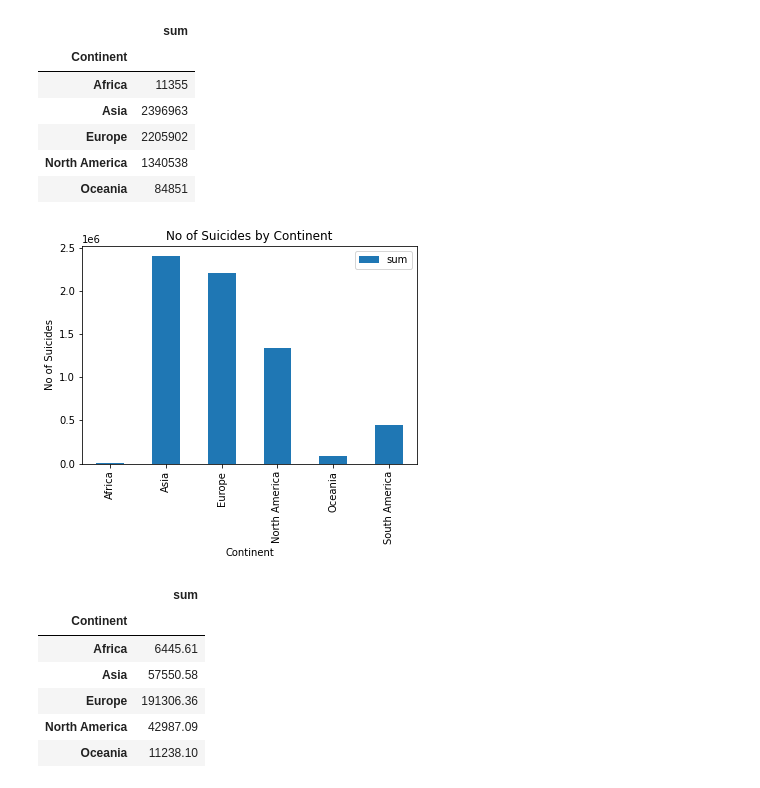
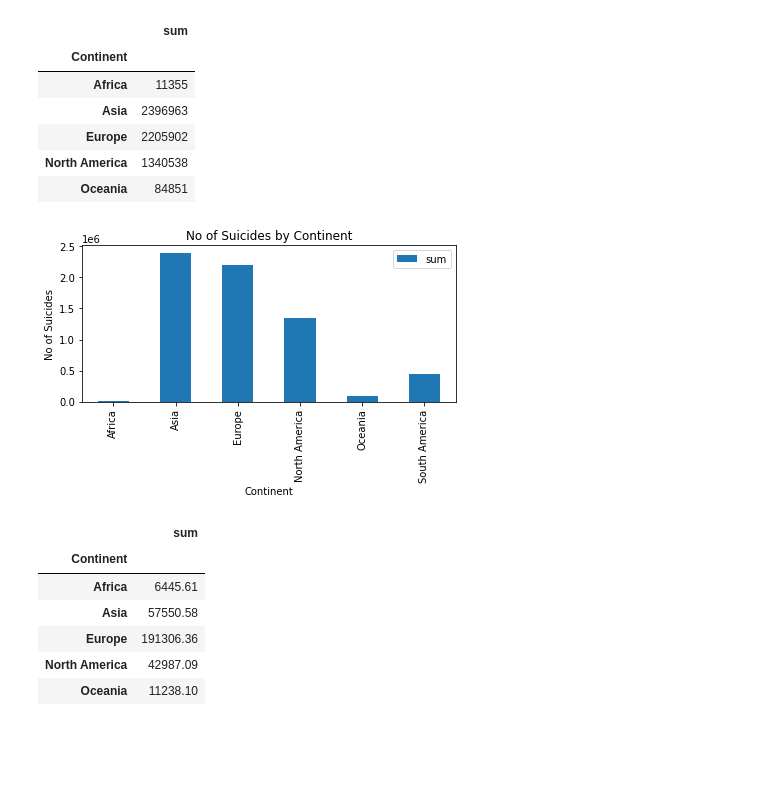
Before and after one commit to mguner-data/Global_Suicide_Data_Analysis, a Jupyter notebook: shanker_project_1.ipynb, the cells around one changed output. Drawn from its saved outputs; the diff is of its cells as text; code cells hidden in the pictures; blank space fills up the shorter version.

Commit message:
Completed analysis for generation and continent

```diff
--- a/shanker_project_1.ipynb
+++ b/shanker_project_1.ipynb
@@ -53,0 +84,3 @@ merged_suicide_df.head()
+# %%
+# merged_suicide_df['gdp_for_year ($)'] = merged_suicide_df['gdp_for_year ($)'].astype("int64")
+merged_suicide_df['GDP_for_year'] = merged_suicide_df['gdp_for_year ($)'].astype("int64")
@@ -88,17 +123,21 @@ suicide_by_continent.head()
 # %%
 # continent_suicide_plot = suicide_by_continent.plot.bar(x='Continent', y='sum', rot=0)
 # plt.show()
 
-fig = suicide_by_continent.plot.bar()
+fig_suicide_continent = suicide_by_continent.plot.bar()
 
 plt.title("No of Suicides by Continent")
 plt.xlabel('Continent')
 plt.ylabel('No of Suicides')
 # plt.legend(label_list, loc='right', bbox_to_anchor=(1.2, 0.5));
 
+plt.tight_layout()
+
+plt.savefig("Images/Suicide_no_by_continent.png")
+
 fig.figure.show()
 # %% [output]
-[figure, old version]
+[figure, new version]
 # %%
 suicide_per_100k_by_continent = merged_suicide_df.groupby('Continent')['suicides/100k pop'].agg(['sum'])
 
```
Also changed, not shown: parts of 11 cells of this notebook.
